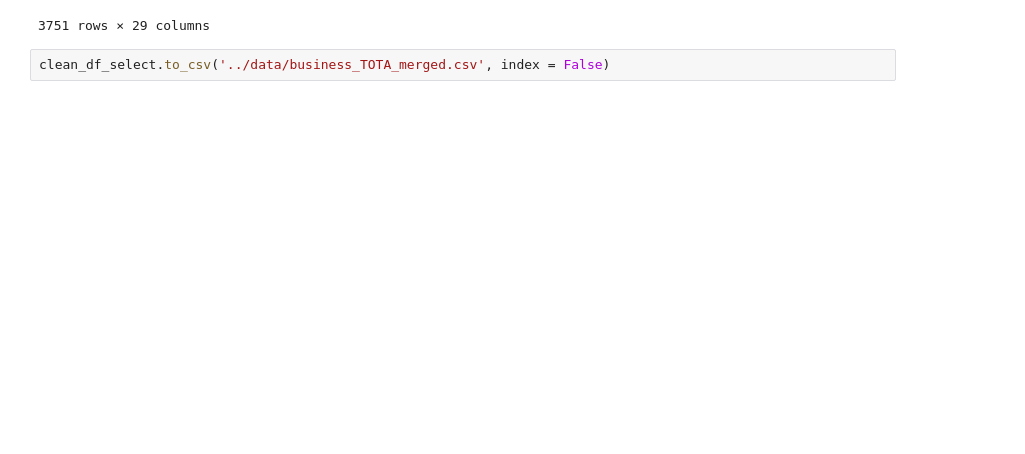
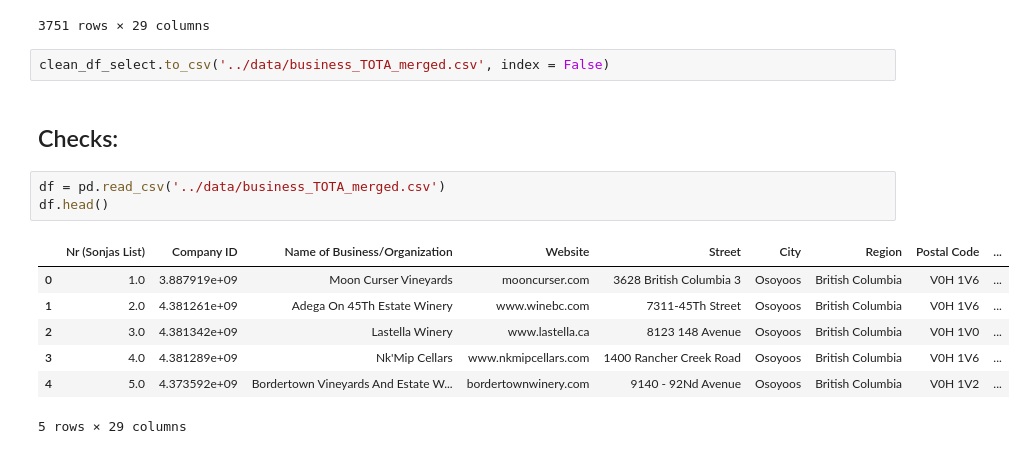
Before and after one commit to Vizzuality/tota, a Jupyter notebook: data/notebooks/tota_merge_business_data.ipynb, the cells around one changed output. Saved outputs shown, nothing was run; the diff lists cells and outputs as text; blank space fills up the shorter version.

Commit message:
Business data merge notebook

```diff
--- a/data/notebooks/tota_merge_business_data.ipynb
+++ b/data/notebooks/tota_merge_business_data.ipynb
@@ -342,3 +360,16 @@ clean_df_select
 3751 rows × 29 columns
 # %%
 clean_df_select.to_csv('../data/business_TOTA_merged.csv', index = False)
+# %% [markdown]
+## Checks:
+# %%
+df = pd.read_csv('../data/business_TOTA_merged.csv')
+df.head()
+# %% [output]
+|  | Nr (Sonjas List) | Company ID | Name of Business/Organization | Website | Street | City | Region | Postal Code | ... |
+| 0 | 1.0 | 3.887919e+09 | Moon Curser Vineyards | mooncurser.com | 3628 British Columbia 3 | Osoyoos | British Columbia | V0H 1V6 | ... |
+| 1 | 2.0 | 4.381261e+09 | Adega On 45Th Estate Winery | www.winebc.com | 7311-45Th Street | Osoyoos | British Columbia | V0H 1V6 | ... |
+| 2 | 3.0 | 4.381342e+09 | Lastella Winery | www.lastella.ca | 8123 148 Avenue | Osoyoos | British Columbia | V0H 1V0 | ... |
+| 3 | 4.0 | 4.381289e+09 | Nk'Mip Cellars | www.nkmipcellars.com | 1400 Rancher Creek Road | Osoyoos | British Columbia | V0H 1V6 | ... |
+| 4 | 5.0 | 4.373592e+09 | Bordertown Vineyards And Estate W... | bordertownwinery.com | 9140 - 92Nd Avenue | Osoyoos | British Columbia | V0H 1V2 | ... |
+5 rows × 29 columns
```
Also changed, not shown: parts of 16 cells of this notebook.
